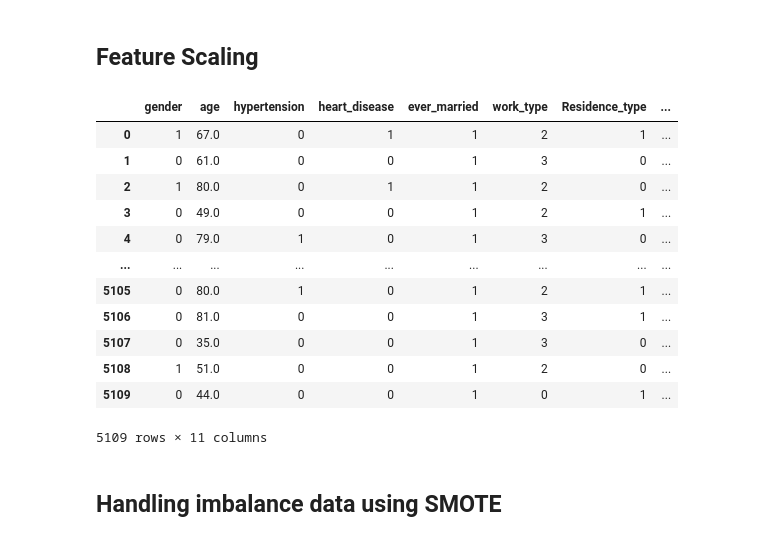
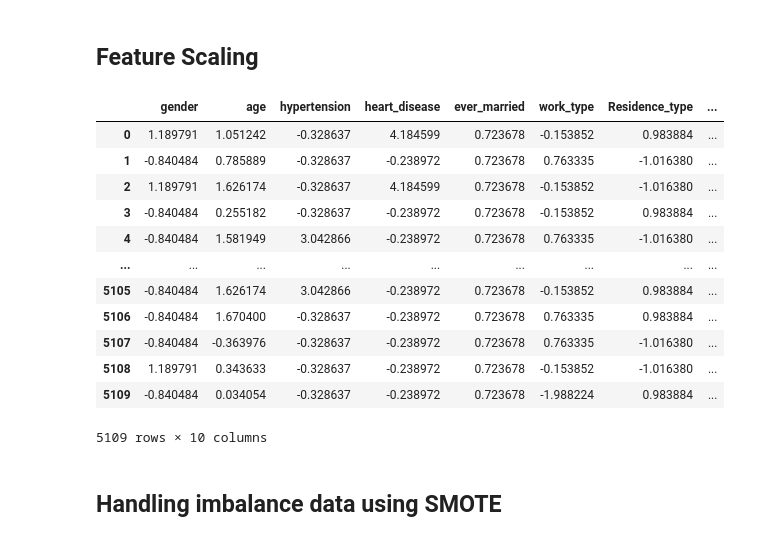
Before and after one commit to suman-patel0/lnbspace-15thmay-B1-ML, a Jupyter notebook: Stroke_Prediction.ipynb, the cells around one changed output. Cells and saved outputs as stored; diff of their text form; code cells hidden in the pictures.

```diff
--- a/Stroke_Prediction.ipynb
+++ b/Stroke_Prediction.ipynb
@@ -342,22 +342,22 @@ def feature_scaling(x):
     return x_df
 # %%
 x = feature_scaling(x)
-# %%
-df
-# %% [output]
-|  | gender | age | hypertension | heart_disease | ever_married | work_type | Residence_type | ... |
-| 0 | 1 | 67.0 | 0 | 1 | 1 | 2 | 1 | ... |
-| 1 | 0 | 61.0 | 0 | 0 | 1 | 3 | 0 | ... |
-| 2 | 1 | 80.0 | 0 | 1 | 1 | 2 | 0 | ... |
-| 3 | 0 | 49.0 | 0 | 0 | 1 | 2 | 1 | ... |
-| 4 | 0 | 79.0 | 1 | 0 | 1 | 3 | 0 | ... |
-| ... | ... | ... | ... | ... | ... | ... | ... | ... |
-| 5105 | 0 | 80.0 | 1 | 0 | 1 | 2 | 1 | ... |
-| 5106 | 0 | 81.0 | 0 | 0 | 1 | 3 | 1 | ... |
-| 5107 | 0 | 35.0 | 0 | 0 | 1 | 3 | 0 | ... |
-| 5108 | 1 | 51.0 | 0 | 0 | 1 | 2 | 0 | ... |
-| 5109 | 0 | 44.0 | 0 | 0 | 1 | 0 | 1 | ... |
-5109 rows × 11 columns
+# %%
+x
+# %% [output]
+|  | gender | age | hypertension | heart_disease | ever_married | work_type | Residence_type | ... |
+| 0 | 1.189791 | 1.051242 | -0.328637 | 4.184599 | 0.723678 | -0.153852 | 0.983884 | ... |
+| 1 | -0.840484 | 0.785889 | -0.328637 | -0.238972 | 0.723678 | 0.763335 | -1.016380 | ... |
+| 2 | 1.189791 | 1.626174 | -0.328637 | 4.184599 | 0.723678 | -0.153852 | -1.016380 | ... |
+| 3 | -0.840484 | 0.255182 | -0.328637 | -0.238972 | 0.723678 | -0.153852 | 0.983884 | ... |
+| 4 | -0.840484 | 1.581949 | 3.042866 | -0.238972 | 0.723678 | 0.763335 | -1.016380 | ... |
+| ... | ... | ... | ... | ... | ... | ... | ... | ... |
+| 5105 | -0.840484 | 1.626174 | 3.042866 | -0.238972 | 0.723678 | -0.153852 | 0.983884 | ... |
+| 5106 | -0.840484 | 1.670400 | -0.328637 | -0.238972 | 0.723678 | 0.763335 | 0.983884 | ... |
+| 5107 | -0.840484 | -0.363976 | -0.328637 | -0.238972 | 0.723678 | 0.763335 | -1.016380 | ... |
+| 5108 | 1.189791 | 0.343633 | -0.328637 | -0.238972 | 0.723678 | -0.153852 | -1.016380 | ... |
+| 5109 | -0.840484 | 0.034054 | -0.328637 | -0.238972 | 0.723678 | -1.988224 | 0.983884 | ... |
+5109 rows × 10 columns
 # %% [markdown]
 ## Handling imbalance data using SMOTE
 # %%
```
Also changed, not shown: parts of 8 cells of this notebook.
